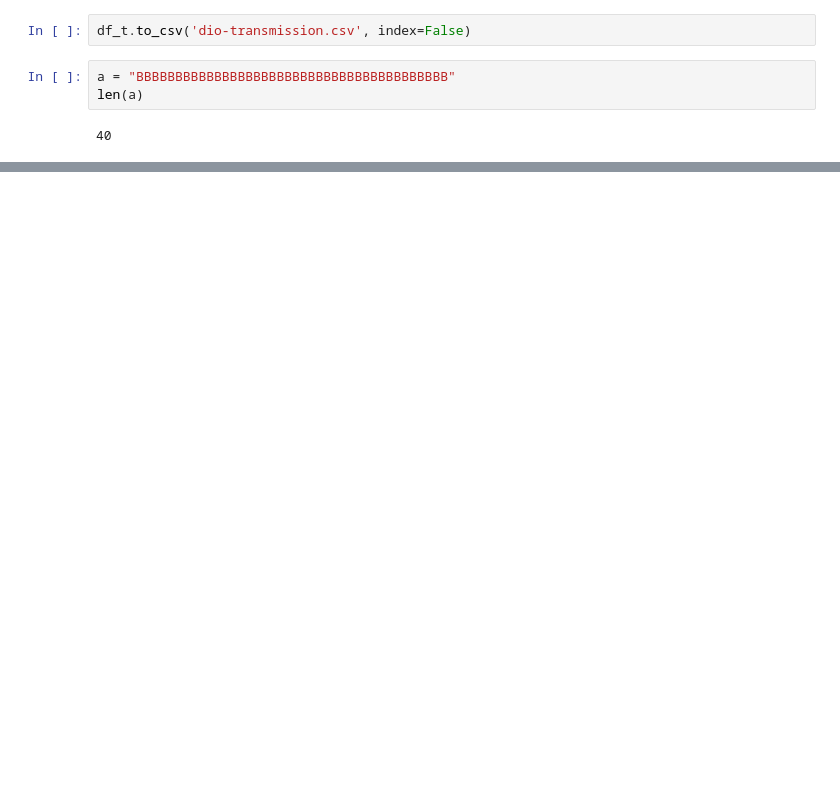
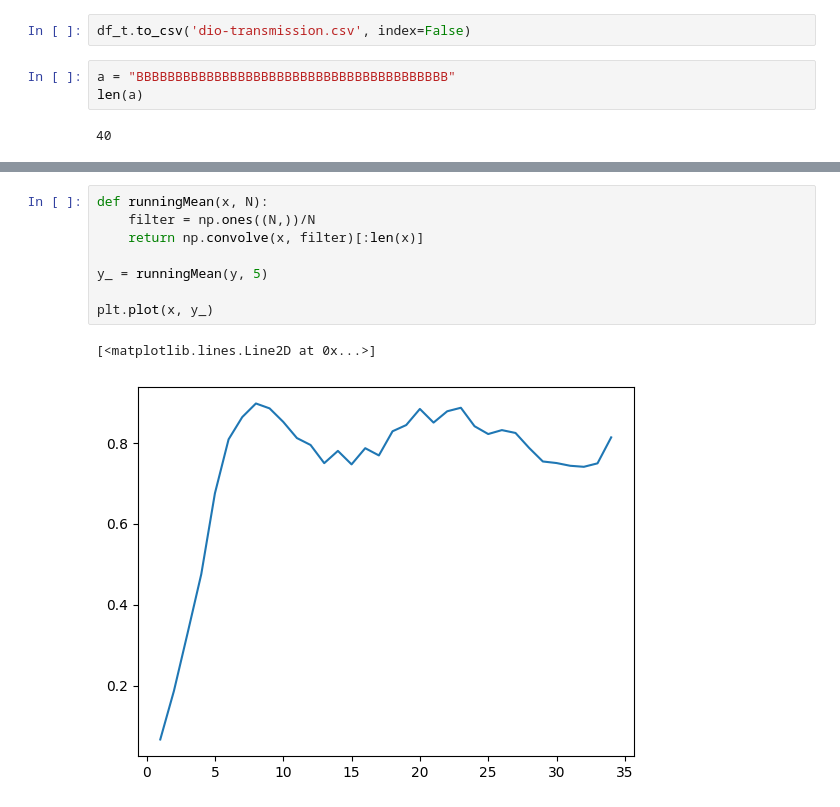
Before and after one commit to FXKevinK/iotlab-ed, a Jupyter notebook: notebook/test.ipynb, the cells around one changed output, grey strips where cells are left out. Drawn from its saved outputs; the diff is of its cells as text; blank space fills up the shorter version.

```diff
--- a/notebook/test.ipynb
+++ b/notebook/test.ipynb
@@ -551,0 +587,11 @@ b
+# %%
+def runningMean(x, N):
+    filter = np.ones((N,))/N
+    return np.convolve(x, filter)[:len(x)]
+
+y_ = runningMean(y, 5)
+
+plt.plot(x, y_)
+# %% [output]
+[<matplotlib.lines.Line2D at 0x...>]
+[figure, added]
```
Also changed, not shown: parts of 7 cells of this notebook, 25 other files.
